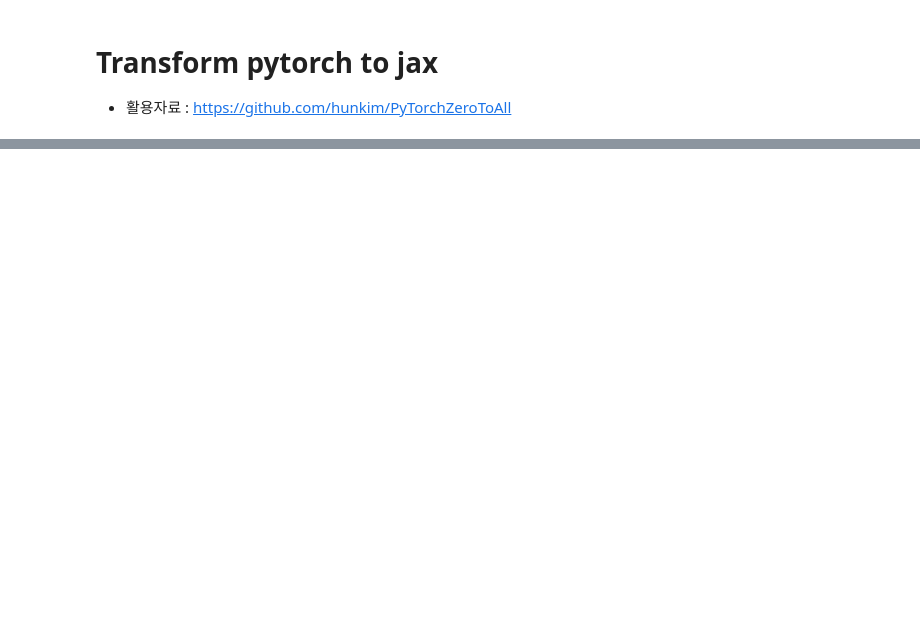
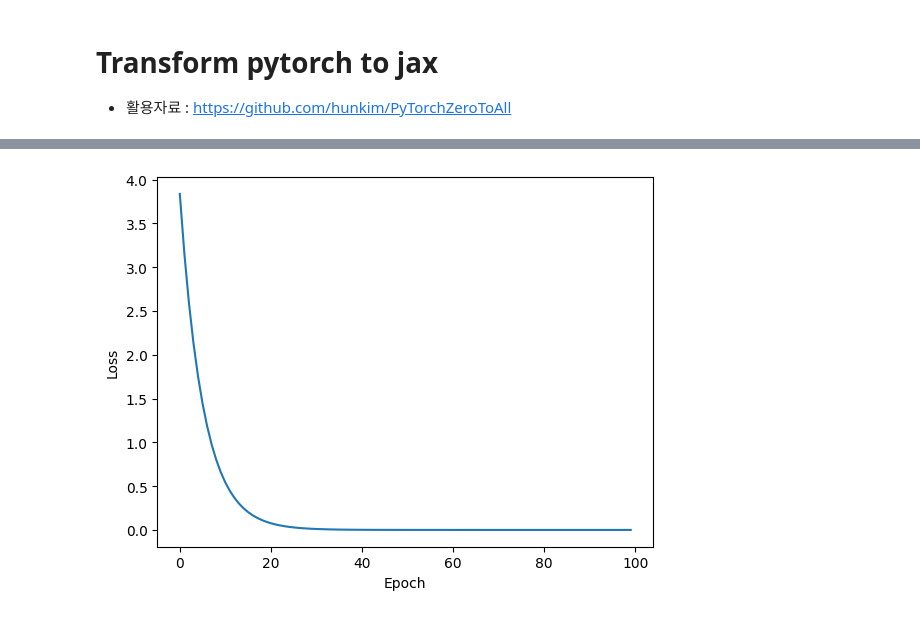
Before and after one commit to jinseriouspark/pytorch_with_jax, a Jupyter notebook: pytorch_to_jax.ipynb, the cells around one changed output, grey strips where cells are left out. Saved outputs shown, nothing was run; the diff lists cells and outputs as text; code cells hidden in the pictures; blank space fills up the shorter version.

```diff
--- a/pytorch_to_jax.ipynb
+++ b/pytorch_to_jax.ipynb
@@ -36,0 +73,47 @@ for w in np.arange(0.0, 4.0, 1.0):
+# %%
+# 01_basic with jax
+## jax.numpy as jnp , from jax import grad, jnp.mean() 등을 사용
+
+import datetime
+import jax.numpy as jnp
+from jax import grad
+import matplotlib.pyplot as plt
+
+start_time = datetime.datetime.now()
+# 데이터 정의
+x_data = jnp.array([1.0, 2.0, 3.0])
+y_data = jnp.array([2.0, 4.0, 6.0])
+
+# forward pass
+def forward(x, w):
+  return x * w
+# loss
+def loss(w, x, y):
+  y_pred = forward(x, w)
+  return jnp.mean((y_pred - y) **2)
+
+# grad를 계산하는 함수 생성
+grad_loss = grad(loss)
+
+# 초기 w 값 설정
+w = 1.0
+
+# w업데이트하면서 손실감소
+num_epochs = 100
+losses = []
+lr = 0.01
+
+for epoch in range(num_epochs):
+  grad_w = grad_loss(w, x_data, y_data)
+  w -= lr * grad_w
+  loss_val = loss(w, x_data, y_data)
+  losses.append(loss_val)
+  print(f'Epoch {epoch + 1}, Loss {loss_val}')
+
+end_time = datetime.datetime.now()
+print(end_time - start_time)
+plt.plot(losses)
+plt.xlabel('Epoch')
+plt.ylabel('Loss')
+plt.show()
+# %% [output]
@@ -36,0 +137 @@ for w in np.arange(0.0, 4.0, 1.0):
+[figure, added]
```
Also changed, not shown: parts of 4 cells of this notebook.
